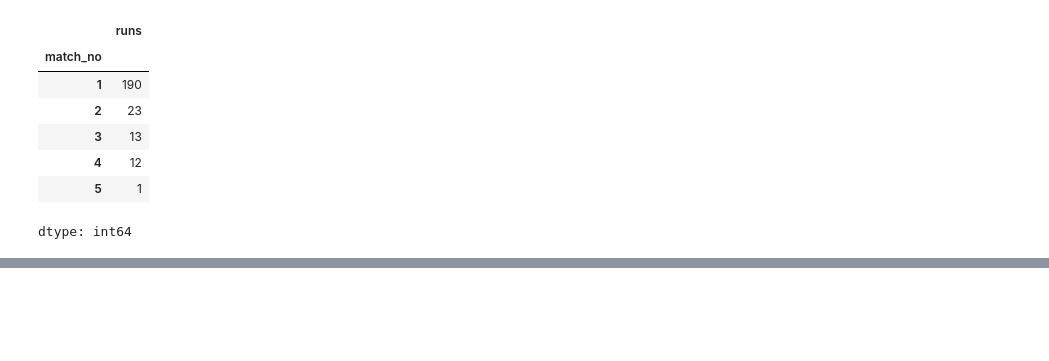
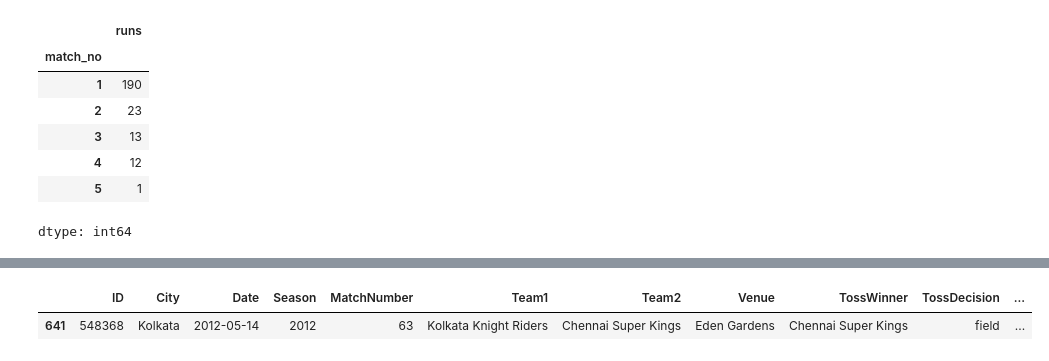
Before and after one commit to vishesh1111/PythonGoogleColab, a Jupyter notebook: Pandas.ipynb, the cells around one changed output, grey strips where cells are left out. Saved outputs shown, nothing was run; the diff lists cells and outputs as text; code cells hidden in the pictures; blank space fills up the shorter version.

```diff
--- a/Pandas.ipynb
+++ b/Pandas.ipynb
@@ -598,0 +708,6 @@ dtype: int64
+# %%
+# 7. sample:- gives random rows-> used when your data is baised!!!
+ipl.sample(1)
+# %% [output]
+|  | ID | City | Date | Season | MatchNumber | Team1 | Team2 | Venue | TossWinner | TossDecision | ... |
+| 641 | 548368 | Kolkata | 2012-05-14 | 2012 | 63 | Kolkata Knight Riders | Chennai Super Kings | Eden Gardens | Chennai Super Kings | field | ... |
```
Also changed, not shown: parts of 20 cells of this notebook.
